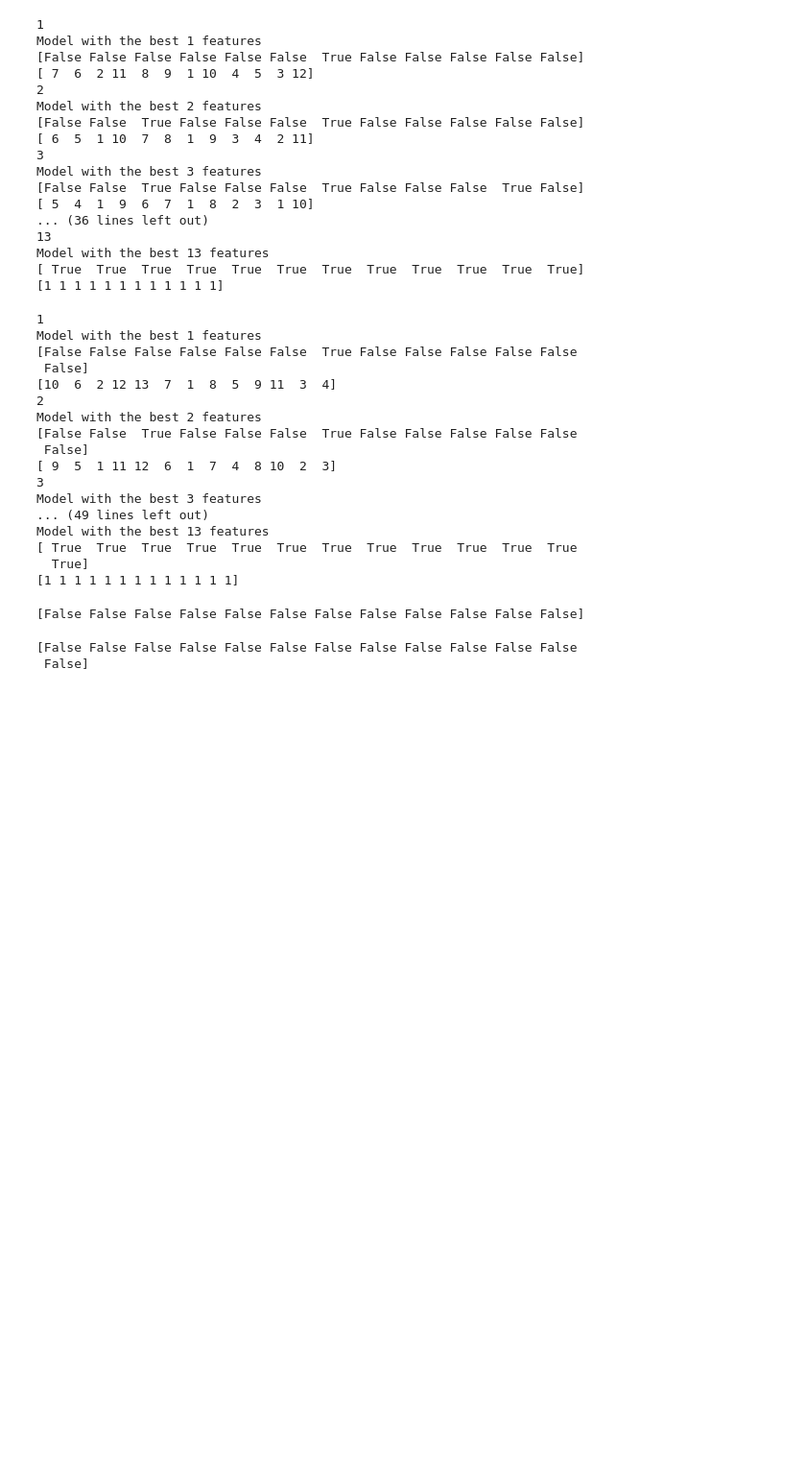
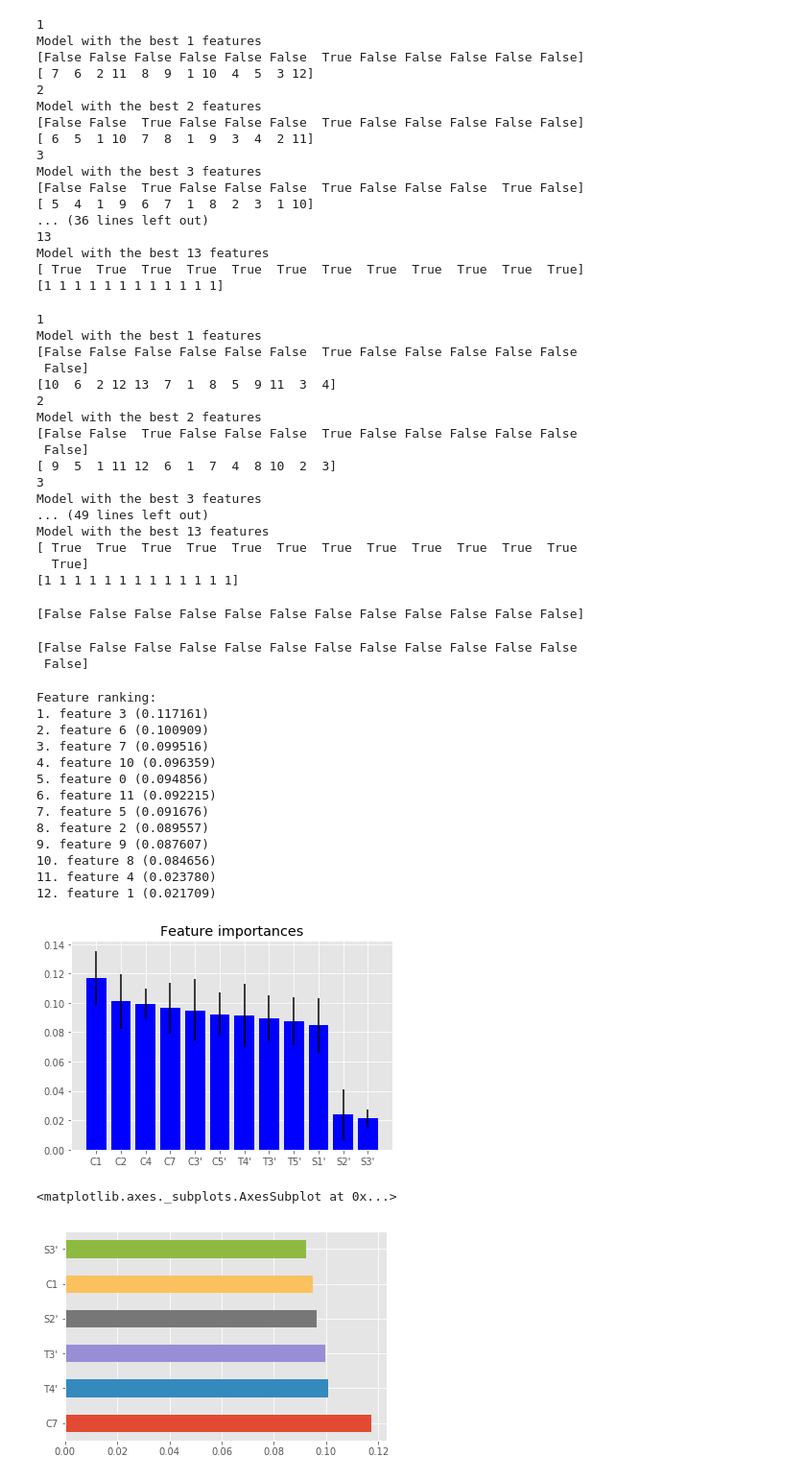
Before and after one commit to BA545-SP2019/2019-competition1-jkj, a Jupyter notebook: Pipeline 3 (Mean Impute)(Z-Score)/RFE3.ipynb, the cells around one changed output. Shown: that part at 96% size. Drawn from its saved outputs; the diff is of its cells as text; code cells hidden in the pictures; blank space fills up the shorter version.

Commit message:
Run Forest RUN

```diff
--- a/Pipeline 3 (Mean Impute)(Z-Score)/RFE3.ipynb
+++ b/Pipeline 3 (Mean Impute)(Z-Score)/RFE3.ipynb
@@ -172,3 +172,51 @@ print(model.feature_importances_ > .5)
 # %% [output]
 [False False False False False False False False False False False False
  False]
+# %%
+# Build a forest and compute the feature importances
+model = ExtraTreesClassifier()
+model.fit(df1, y1)
+importances = model.feature_importances_
+std = np.std([tree.feature_importances_ for tree in model.estimators_],
+             axis=0)
+indices = np.argsort(importances)[::-1]
+
+# Print the feature ranking
+print("Feature ranking:")
+
+for f in range(df1.shape[1]):
+    print("%d. feature %d (%f)" % (f + 1 , indices[f], importances[indices[f]]))
+
+
+# Plot the feature importances of the forest
+plt.figure()
+plt.title("Feature importances")
+plt.bar(range(df1.shape[1]), importances[indices],
+       color="b", yerr=std[indices], align="center")
+plt.xticks(range(df1.shape[1]), df1.columns)
+plt.xlim([-1, df1.shape[1]])
+plt.show()
+
+
+feat_importances = pd.Series(model.feature_importances_, index=df1.columns)
+feat_importances.nlargest(6).plot(kind='barh')
+
+#The blue bars are the feature
+##importances of the forest, along with their inter-trees variability.
+# %% [output]
+Feature ranking:
+1. feature 3 (0.117161)
+2. feature 6 (0.100909)
+3. feature 7 (0.099516)
+4. feature 10 (0.096359)
+5. feature 0 (0.094856)
+6. feature 11 (0.092215)
+7. feature 5 (0.091676)
+8. feature 2 (0.089557)
+9. feature 9 (0.087607)
+10. feature 8 (0.084656)
+11. feature 4 (0.023780)
+12. feature 1 (0.021709)
+[figure, added]
+<matplotlib.axes._subplots.AxesSubplot at 0x...>
+[figure, added]
```
Also changed, not shown: parts of 1 cell of this notebook, 1 other file.
